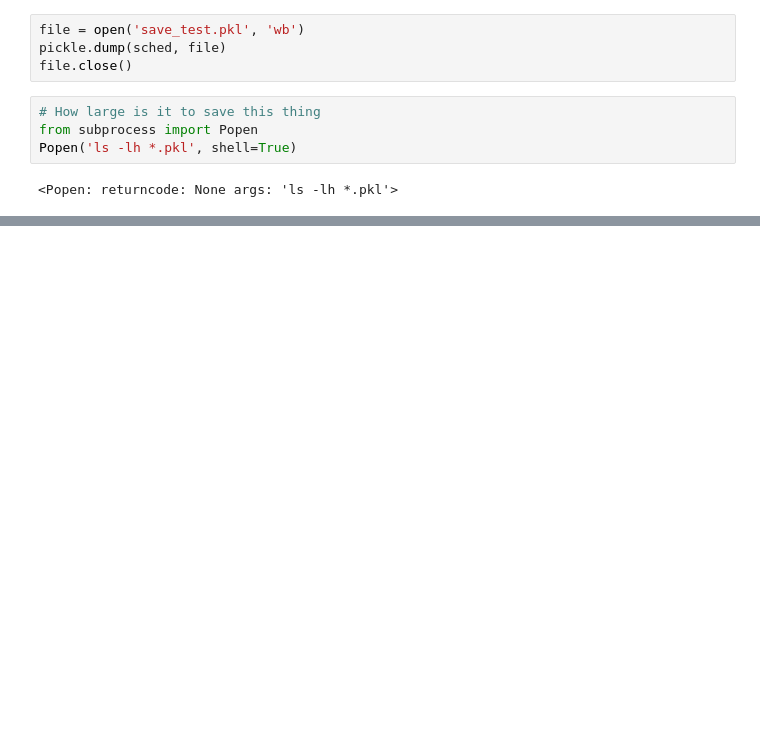
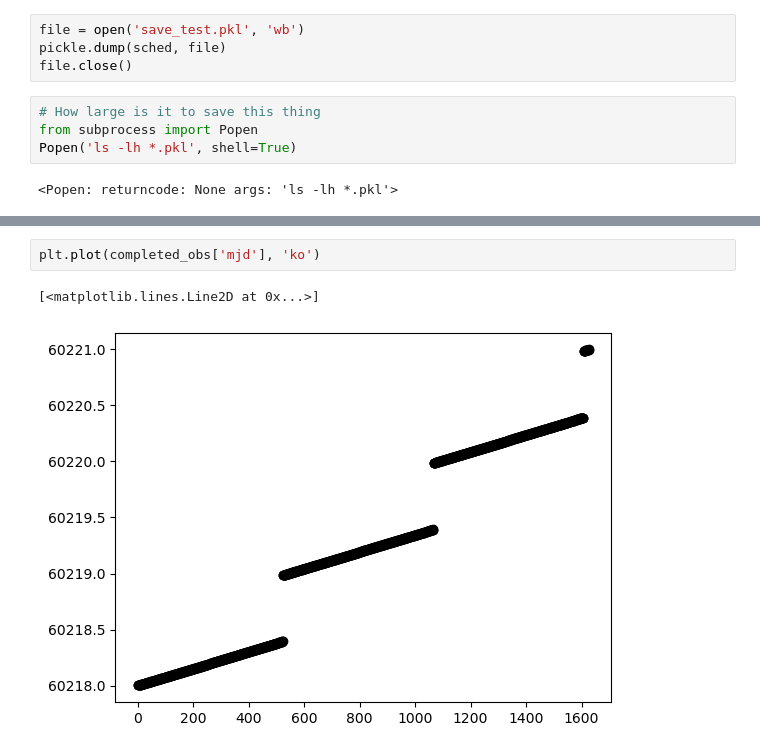
Before and after one commit to yoachim/22_Scratch, a Jupyter notebook: auxTel_test/new_aux.ipynb, the cells around one changed output, grey strips where cells are left out. Drawn from its saved outputs; the diff is of its cells as text; blank space fills up the shorter version.

```diff
--- a/auxTel_test/new_aux.ipynb
+++ b/auxTel_test/new_aux.ipynb
@@ -113 +134,6 @@ Text(0, 0.5, 'Dec')
+# %%
+plt.plot(completed_obs['mjd'], 'ko')
+# %% [output]
+[<matplotlib.lines.Line2D at 0x...>]
+[figure, added]
 # %%
```
Also changed, not shown: parts of 12 cells of this notebook, 1 other file.
